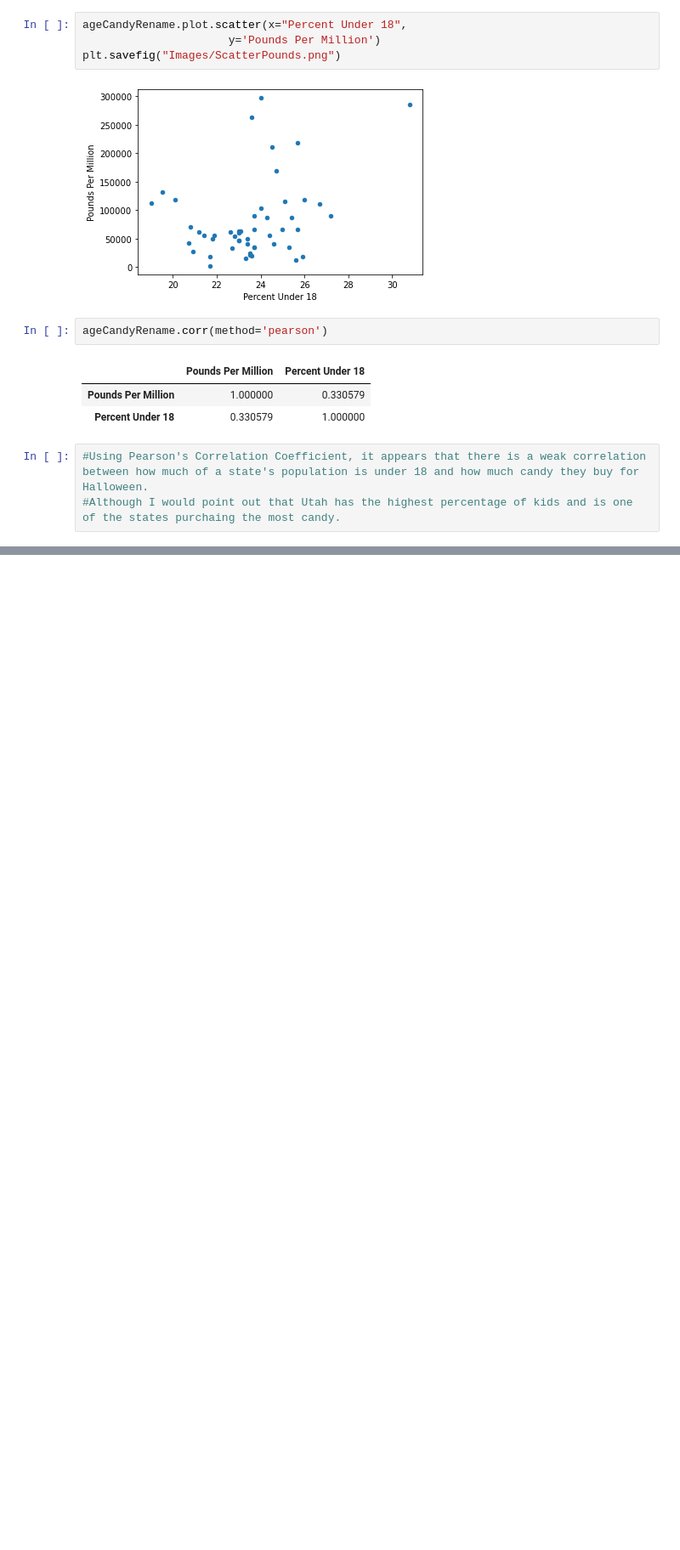
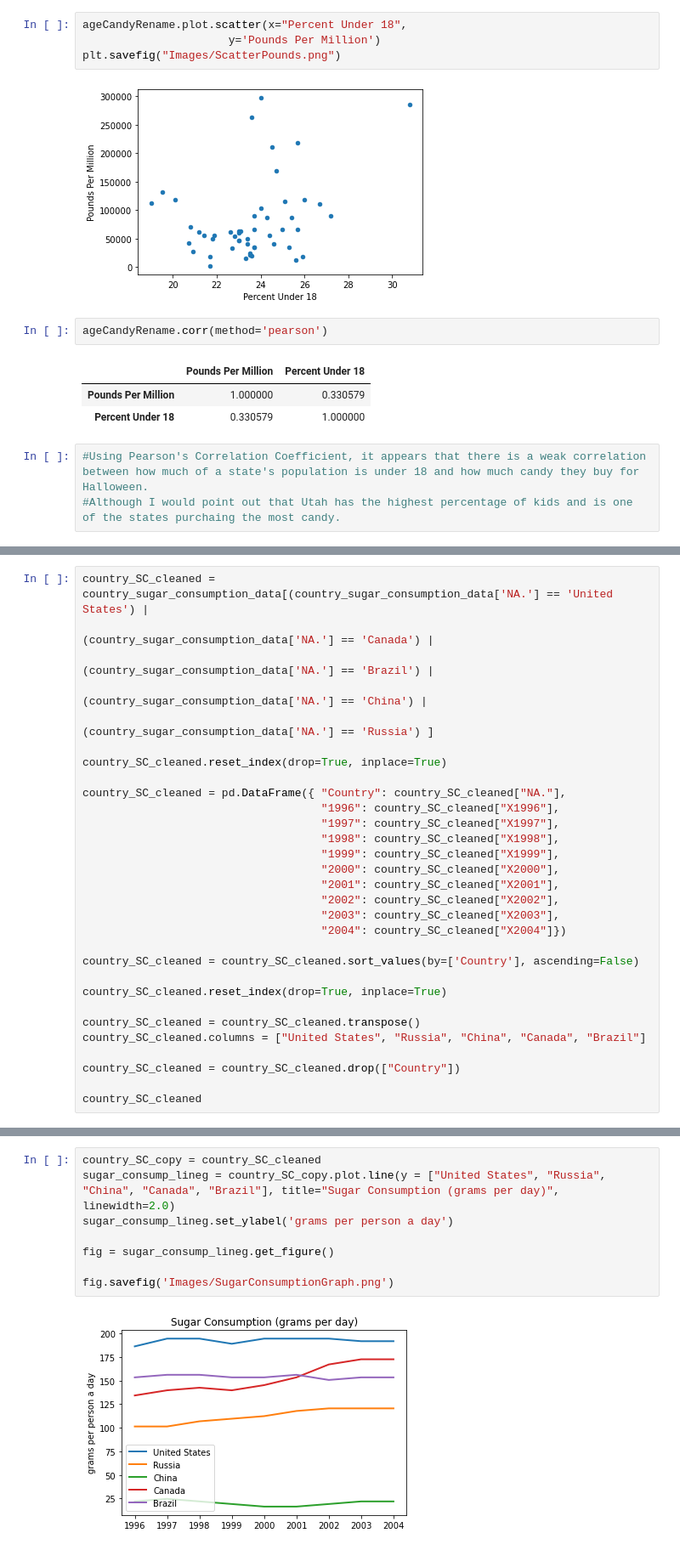
Before and after one commit to slobanwala1/candyology, a Jupyter notebook: candyology.ipynb, the cells around one changed output, grey strips where cells are left out. Shown: that part at 85% size. Saved outputs shown, nothing was run; the diff lists cells and outputs as text; blank space fills up the shorter version.

```diff
--- a/candyology.ipynb
+++ b/candyology.ipynb
@@ -806,0 +853,30 @@ plt.plot(x_values,regress_values,"r-")
+# %%
+country_SC_cleaned = country_sugar_consumption_data[(country_sugar_consumption_data['NA.'] == 'United States') |
+                                                     (country_sugar_consumption_data['NA.'] == 'Canada') |
+                                                     (country_sugar_consumption_data['NA.'] == 'Brazil') |
+                                                     (country_sugar_consumption_data['NA.'] == 'China') |
+                                                     (country_sugar_consumption_data['NA.'] == 'Russia') ]
+
+country_SC_cleaned.reset_index(drop=True, inplace=True)
+
+country_SC_cleaned = pd.DataFrame({ "Country": country_SC_cleaned["NA."],
+                                    "1996": country_SC_cleaned["X1996"],
+                                    "1997": country_SC_cleaned["X1997"],
+                                    "1998": country_SC_cleaned["X1998"],
+                                    "1999": country_SC_cleaned["X1999"],
+                                    "2000": country_SC_cleaned["X2000"],
+                                    "2001": country_SC_cleaned["X2001"],
+                                    "2002": country_SC_cleaned["X2002"],
+                                    "2003": country_SC_cleaned["X2003"],
+                                    "2004": country_SC_cleaned["X2004"]})
+
+country_SC_cleaned = country_SC_cleaned.sort_values(by=['Country'], ascending=False)
+
+country_SC_cleaned.reset_index(drop=True, inplace=True)
+
+country_SC_cleaned = country_SC_cleaned.transpose()
+country_SC_cleaned.columns = ["United States", "Russia", "China", "Canada", "Brazil"]
+
+country_SC_cleaned = country_SC_cleaned.drop(["Country"])
+
+country_SC_cleaned
@@ -806,0 +1048,10 @@ plt.plot(x_values,regress_values,"r-")
+# %%
+country_SC_copy = country_SC_cleaned
+sugar_consump_lineg = country_SC_copy.plot.line(y = ["United States", "Russia", "China", "Canada", "Brazil"], title="Sugar Consumption (grams per day)", linewidth=2.0)
+sugar_consump_lineg.set_ylabel('grams per person a day')
+
+fig = sugar_consump_lineg.get_figure()
+
+fig.savefig('Images/SugarConsumptionGraph.png')
+# %% [output]
+[figure, added]
```
Also changed, not shown: parts of 17 cells of this notebook, 11 other files.
